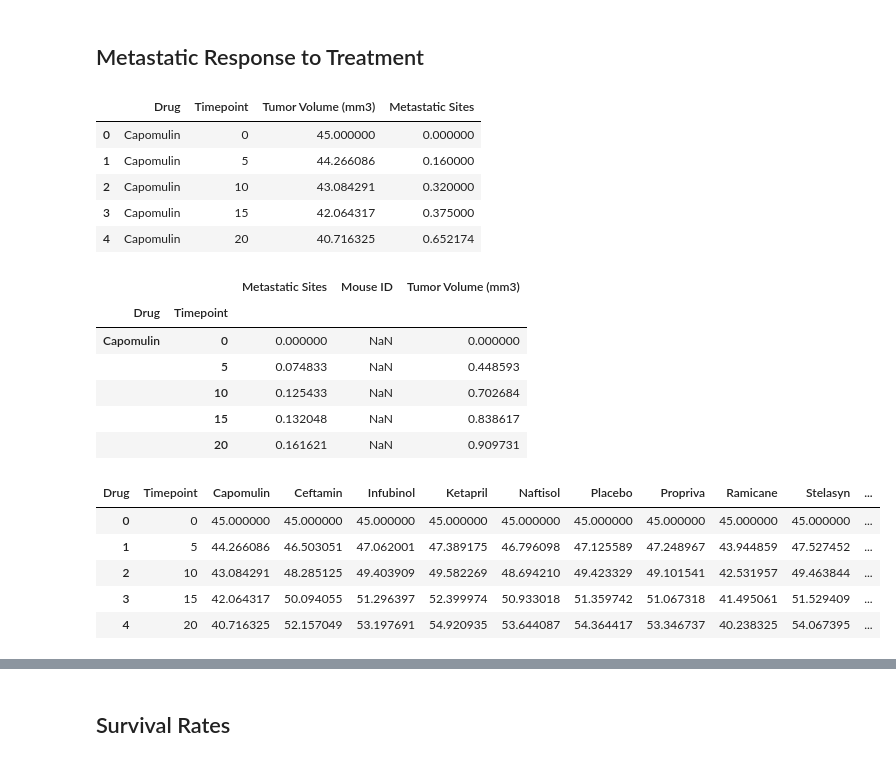
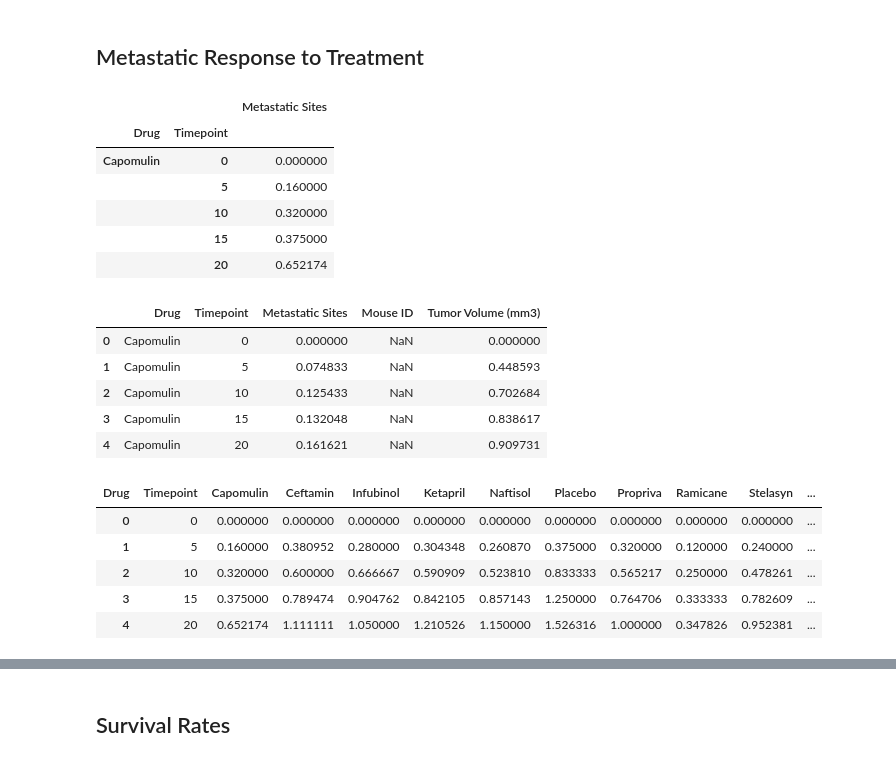
Before and after one commit to shrawantee/Matplotlib-Pymaceuticals, a Jupyter notebook: HW5_pymaceuticals_DS.ipynb, the cells around one changed output, grey strips where cells are left out. Cells and saved outputs as stored; diff of their text form; code cells hidden in the pictures.

```diff
--- a/HW5_pymaceuticals_DS.ipynb
+++ b/HW5_pymaceuticals_DS.ipynb
@@ -150,51 +149,55 @@ plt.show()
 # %%
 # Store the Mean Met. Site Data Grouped by Drug and Timepoint
 combine_group_mean_met= mouse_clinical_combine.groupby(["Drug","Timepoint"]).mean()
-combine_group_mean_met.reset_index(level = None, inplace = True)
 
 # Convert to DataFrame
 # Preview DataFrame
-tumor_response_mean_met_df = pd.DataFrame(combine_group_mean_met)
+met_response_mean_df = pd.DataFrame(combine_group_mean_met["Metastatic Sites"])
 
 # Preview DataFrame
-tumor_response_mean_met_df.head()
+met_response_mean_df.head()
 # %% [output]
-|  | Drug | Timepoint | Tumor Volume (mm3) | Metastatic Sites |
-| 0 | Capomulin | 0 | 45.000000 | 0.000000 |
-| 1 | Capomulin | 5 | 44.266086 | 0.160000 |
-| 2 | Capomulin | 10 | 43.084291 | 0.320000 |
-| 3 | Capomulin | 15 | 42.064317 | 0.375000 |
-| 4 | Capomulin | 20 | 40.716325 | 0.652174 |
+|  |  | Metastatic Sites |
+| Drug | Timepoint |  |
+| Capomulin | 0 | 0.000000 |
+|  | 5 | 0.160000 |
+|  | 10 | 0.320000 |
+|  | 15 | 0.375000 |
+|  | 20 | 0.652174 |
 # %%
 # Store the Standard Error associated with Met. Sites Grouped by Drug and Timepoint
 combine_group_met_sem = mouse_clinical_combine.groupby(["Drug","Timepoint"]).sem()
-combine_group_met_sem.reset_index(level = None, inplace = True)
 
 # Convert to DataFrame
-tumor_response_sem_met_df = pd.DataFrame(combine_group_sem)
+met_response_sem_df = pd.DataFrame(combine_group_sem)
 
 # Preview DataFrame
-tumor_response_sem_met_df.head()
+met_response_sem_df.head()
 # %% [output]
-|  |  | Metastatic Sites | Mouse ID | Tumor Volume (mm3) |
-| Drug | Timepoint |  |  |  |
-| Capomulin | 0 | 0.000000 | NaN | 0.000000 |
-|  | 5 | 0.074833 | NaN | 0.448593 |
-|  | 10 | 0.125433 | NaN | 0.702684 |
-|  | 15 | 0.132048 | NaN | 0.838617 |
-|  | 20 | 0.161621 | NaN | 0.909731 |
+|  | Drug | Timepoint | Metastatic Sites | Mouse ID | Tumor Volume (mm3) |
+| 0 | Capomulin | 0 | 0.000000 | NaN | 0.000000 |
+| 1 | Capomulin | 5 | 0.074833 | NaN | 0.448593 |
+| 2 | Capomulin | 10 | 0.125433 | NaN | 0.702684 |
+| 3 | Capomulin | 15 | 0.132048 | NaN | 0.838617 |
+| 4 | Capomulin | 20 | 0.161621 | NaN | 0.909731 |
 # %%
 # Minor Data Munging to Re-Format the Data Frames
 # Preview that Reformatting worked
-pivot_table_met = tumor_response_mean_met_df.pivot(index ="Timepoint", columns = 'Drug', values = "Tumor Volume (mm3)")
+# Store the Mean "Tumor Volume Data" Grouped by Drug and Timepoint
+combine_group_mean2 = mouse_clinical_combine.groupby(["Drug","Timepoint"]).mean()
+combine_group_mean2.reset_index(level = None, inplace = True)
+met_response_mean2_df = pd.DataFrame(combine_group_mean2)
+
+
+pivot_table_met = met_response_mean2_df.pivot(index ="Timepoint", columns = 'Drug', values = "Metastatic Sites")
 pivot_table_met.reset_index(level = None, inplace = True)
 
 #Preview the formatted table
 pivot_table_met.head()
 # %% [output]
 | Drug | Timepoint | Capomulin | Ceftamin | Infubinol | Ketapril | Naftisol | Placebo | Propriva | Ramicane | Stelasyn | ... |
-| 0 | 0 | 45.000000 | 45.000000 | 45.000000 | 45.000000 | 45.000000 | 45.000000 | 45.000000 | 45.000000 | 45.000000 | ... |
-| 1 | 5 | 44.266086 | 46.503051 | 47.062001 | 47.389175 | 46.796098 | 47.125589 | 47.248967 | 43.944859 | 47.527452 | ... |
-| 2 | 10 | 43.084291 | 48.285125 | 49.403909 | 49.582269 | 48.694210 | 49.423329 | 49.101541 | 42.531957 | 49.463844 | ... |
-| 3 | 15 | 42.064317 | 50.094055 | 51.296397 | 52.399974 | 50.933018 | 51.359742 | 51.067318 | 41.495061 | 51.529409 | ... |
-| 4 | 20 | 40.716325 | 52.157049 | 53.197691 | 54.920935 | 53.644087 | 54.364417 | 53.346737 | 40.238325 | 54.067395 | ... |
+| 0 | 0 | 0.000000 | 0.000000 | 0.000000 | 0.000000 | 0.000000 | 0.000000 | 0.000000 | 0.000000 | 0.000000 | ... |
+| 1 | 5 | 0.160000 | 0.380952 | 0.280000 | 0.304348 | 0.260870 | 0.375000 | 0.320000 | 0.120000 | 0.240000 | ... |
+| 2 | 10 | 0.320000 | 0.600000 | 0.666667 | 0.590909 | 0.523810 | 0.833333 | 0.565217 | 0.250000 | 0.478261 | ... |
+| 3 | 15 | 0.375000 | 0.789474 | 0.904762 | 0.842105 | 0.857143 | 1.250000 | 0.764706 | 0.333333 | 0.782609 | ... |
+| 4 | 20 | 0.652174 | 1.111111 | 1.050000 | 1.210526 | 1.150000 | 1.526316 | 1.000000 | 0.347826 | 0.952381 | ... |
```
Also changed, not shown: parts of 2 cells of this notebook.
